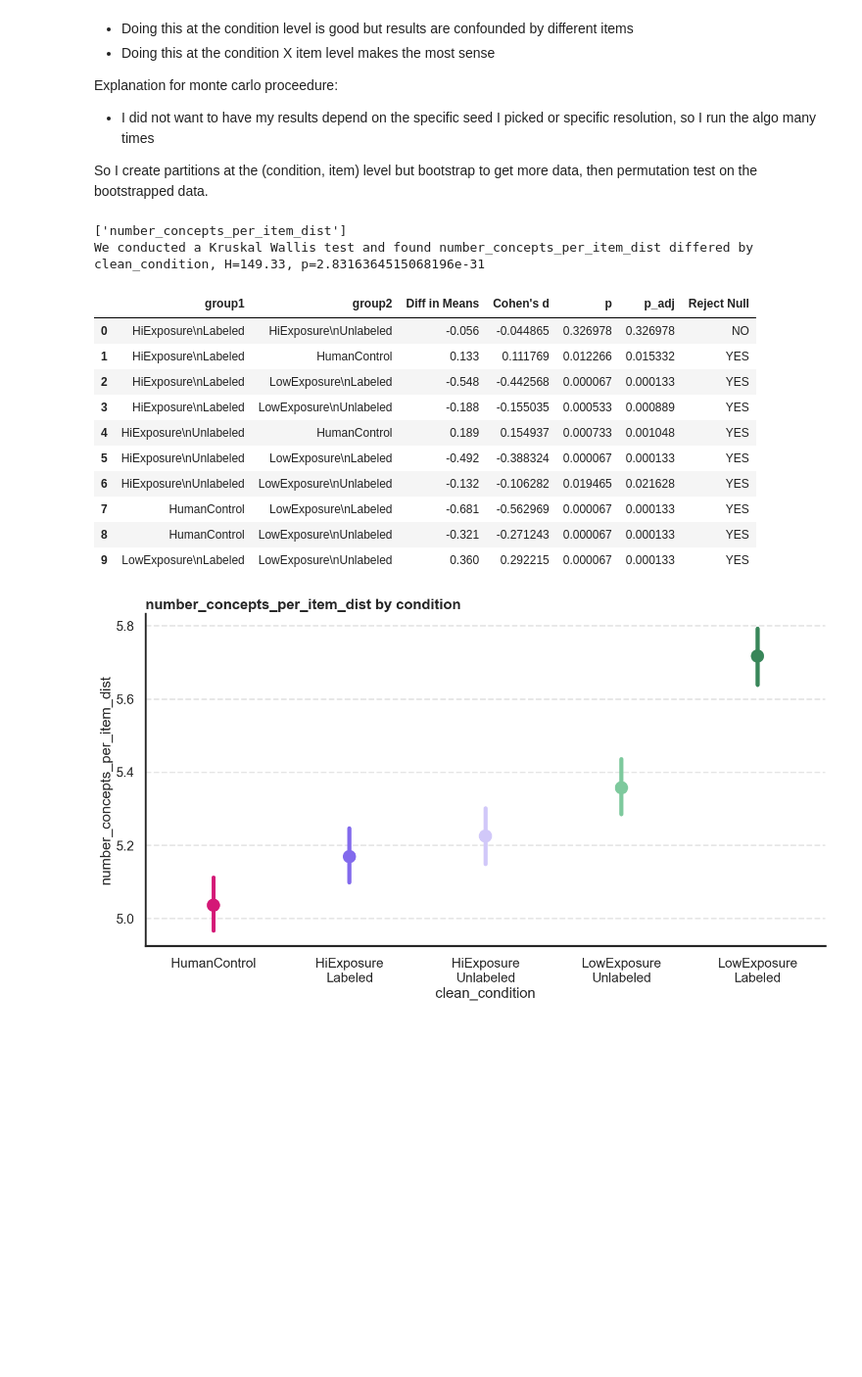
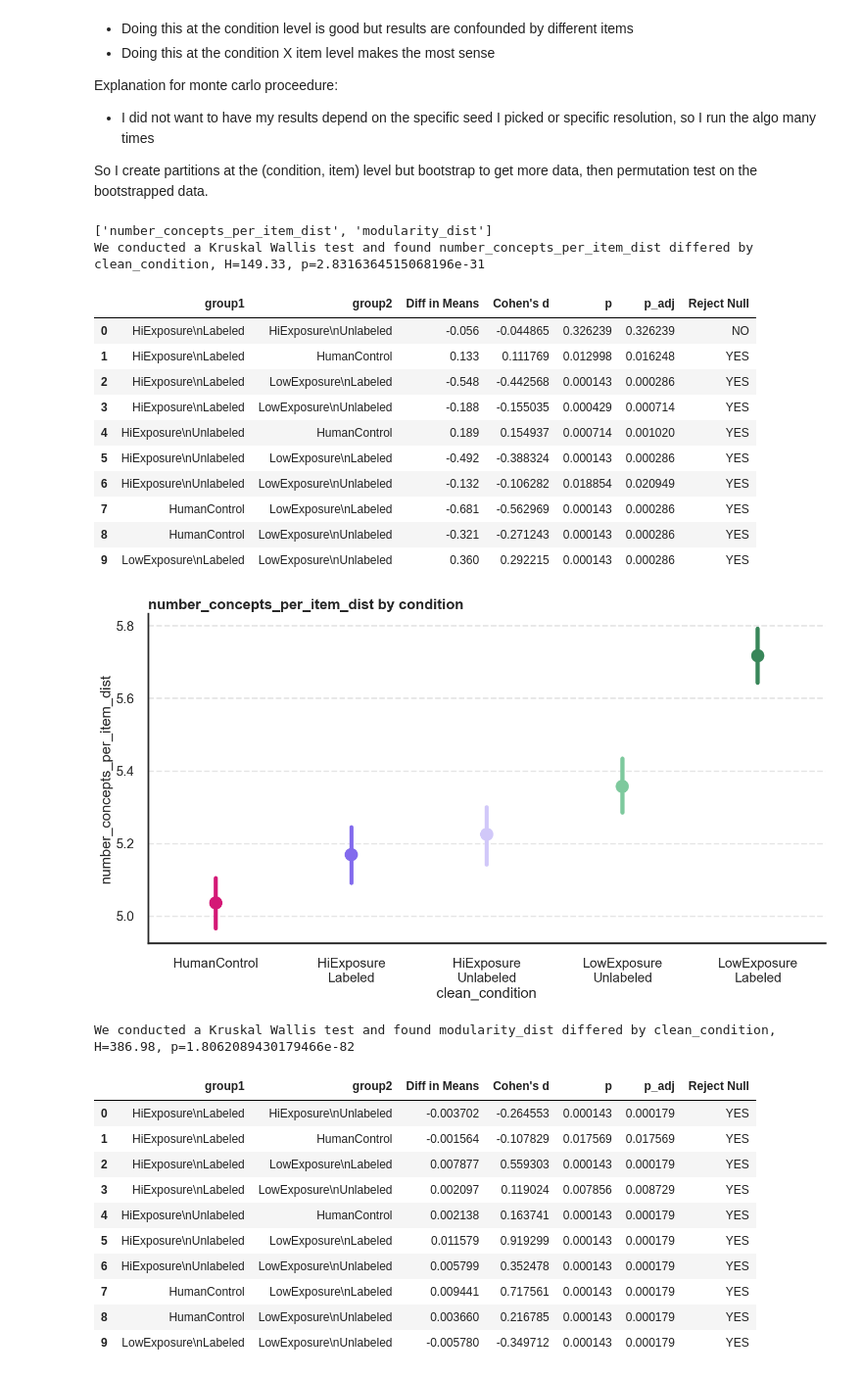
Before and after one commit to josh-ashkinaze/net_create, a Jupyter notebook: scripts/analyze_experiment/diversity_metrics.ipynb, the cells around one changed output. Shown at 98% size. Saved outputs shown, nothing was run; the diff lists cells and outputs as text; code cells hidden in the pictures; blank space fills up the shorter version.

```diff
--- a/scripts/analyze_experiment/diversity_metrics.ipynb
+++ b/scripts/analyze_experiment/diversity_metrics.ipynb
@@ -342,6 +393,7 @@ def local_semantic_measures(row, idea2vec):
         ai_max_sim = 1 - np.min(distances_to_ai_examples)
 
     else:
+        distances_to_ai_examples = np.NaN
         ai_cent_dist = np.NaN
         ai_max_sim = np.NaN
 
@@ -351,15 +403,15 @@ def local_semantic_measures(row, idea2vec):
         'max_dist': np.max(distances_to_examples),
         'human_cent_dist': human_cent_dist,
         'ai_cent_dist': ai_cent_dist,
+        'ai_human_ratio_sim': (1-np.mean(distances_to_ai_examples)) - (1-np.mean(distances_to_human_examples)),
         'ai_max_sim': ai_max_sim
     })
 
 
 df = df.query("exclude_from_analysis==0")
-semantic_measures_df = df.apply(
-    lambda row: local_semantic_measures(row, idea2vec), axis=1)
+semantic_measures_df = df.apply(lambda row: local_semantic_measures(row, idea2vec), axis=1)
 df = pd.concat([df, semantic_measures_df], axis=1)
 df = df.loc[:, ~df.columns.duplicated()]
 df.to_csv("../../data/experiment_data/data_clean_with_elab_div_metrics.csv")
-process_metrics(df, how='perm', plot_type='point')
+process_metrics(df)
 # %% [output]
@@ -437,55 +489,72 @@ Explanation for monte carlo proceedure:
 
 So I create partitions at the (condition, item) level but bootstrap to get more data, then permutation test on the bootstrapped data.
 # %%
-resolutions = [1, 1.05, 1.10]
+from networkx.algorithms.community.quality import modularity
 
 def from_numpy_matrix(A):
     G = nx.Graph()
     for i in range(A.shape[0]):
         for j in range(i, A.shape[1]):
             G.add_edge(i, j, weight=A[i, j])
     return G
 
-def get_communities(list_vecs, seed):
+def get_communities(list_vecs, seed, resolution):
     sim_mat = cosine_similarity(list_vecs)
     G = from_numpy_matrix(sim_mat)
     G.remove_edges_from(nx.selfloop_edges(G))
     partition = nx.community.louvain_communities(
-        G, seed=seed, resolution=resolutions[seed % len(resolutions)])
-    return len(partition)
+        G, seed=seed, resolution=resolution)
+    modularity_val = modularity(G, partition)
+
+    return len(partition), modularity_val
 
 
 def get_communities_mc(df, seed):
+    np.random.seed(seed)  # set seed for reproducibility
+    resolution = np.random.choice([1, 1.05, 1.10])  # choose a random number of splits
     condition_ideas = df.groupby(
         by=['clean_condition', 'condition', 'item'])['response_text'].apply(
             lambda x: list(x)).reset_index()
     condition_ideas['vectors'] = condition_ideas['response_text'].apply(
         lambda x: np.vstack([idea2vec[i] for i in x]))
-    condition_ideas['number_concepts_per_item_dist'] = condition_ideas[
-        'vectors'].apply(lambda x: get_communities(x, seed))
+    condition_ideas['number_concepts_per_item_dist'], condition_ideas['modularity_dist'] = zip(*condition_ideas[
+        'vectors'].apply(lambda x: get_communities(x, seed, resolution)))
     condition_ideas['iteration'] = seed
+    condition_ideas['resolution'] = resolution
+    condition_ideas['key'] = 'seed' + condition_ideas['iteration'].astype(str) + '_resolution' + condition_ideas['resolution'].astype(str)
     return condition_ideas[[
-        'clean_condition', 'item', 'number_concepts_per_item_dist', 'iteration'
+        'clean_condition', 'item', 'number_concepts_per_item_dist', 'modularity_dist', 'iteration', 'resolution', 'key'
     ]]
-
 
 n_iterations = 200
 mc_results = Parallel(n_jobs=-1)(delayed(get_communities_mc)(df, i)
                                  for i in range(n_iterations))
 mc_results = pd.concat(mc_results)
-process_metrics(mc_results, how='perm', paired=True, plot_type="point")
+process_metrics(mc_results, num_perm=7000)
 # %% [output]
-['number_concepts_per_item_dist']
+['number_concepts_per_item_dist', 'modularity_dist']
 We conducted a Kruskal Wallis test and found number_concepts_per_item_dist differed by clean_condition, H=149.33, p=2.8316364515068196e-31
 |  | group1 | group2 | Diff in Means | Cohen's d | p | p_adj | Reject Null |
-| 0 | HiExposure\nLabeled | HiExposure\nUnlabeled | -0.056 | -0.044865 | 0.326978 | 0.326978 | NO |
-| 1 | HiExposure\nLabeled | HumanControl | 0.133 | 0.111769 | 0.012266 | 0.015332 | YES |
-| 2 | HiExposure\nLabeled | LowExposure\nLabeled | -0.548 | -0.442568 | 0.000067 | 0.000133 | YES |
-| 3 | HiExposure\nLabeled | LowExposure\nUnlabeled | -0.188 | -0.155035 | 0.000533 | 0.000889 | YES |
-| 4 | HiExposure\nUnlabeled | HumanControl | 0.189 | 0.154937 | 0.000733 | 0.001048 | YES |
-| 5 | HiExposure\nUnlabeled | LowExposure\nLabeled | -0.492 | -0.388324 | 0.000067 | 0.000133 | YES |
-| 6 | HiExposure\nUnlabeled | LowExposure\nUnlabeled | -0.132 | -0.106282 | 0.019465 | 0.021628 | YES |
-| 7 | HumanControl | LowExposure\nLabeled | -0.681 | -0.562969 | 0.000067 | 0.000133 | YES |
-| 8 | HumanControl | LowExposure\nUnlabeled | -0.321 | -0.271243 | 0.000067 | 0.000133 | YES |
-| 9 | LowExposure\nLabeled | LowExposure\nUnlabeled | 0.360 | 0.292215 | 0.000067 | 0.000133 | YES |
+| 0 | HiExposure\nLabeled | HiExposure\nUnlabeled | -0.056 | -0.044865 | 0.326239 | 0.326239 | NO |
+| 1 | HiExposure\nLabeled | HumanControl | 0.133 | 0.111769 | 0.012998 | 0.016248 | YES |
+| 2 | HiExposure\nLabeled | LowExposure\nLabeled | -0.548 | -0.442568 | 0.000143 | 0.000286 | YES |
+| 3 | HiExposure\nLabeled | LowExposure\nUnlabeled | -0.188 | -0.155035 | 0.000429 | 0.000714 | YES |
+| 4 | HiExposure\nUnlabeled | HumanControl | 0.189 | 0.154937 | 0.000714 | 0.001020 | YES |
+| 5 | HiExposure\nUnlabeled | LowExposure\nLabeled | -0.492 | -0.388324 | 0.000143 | 0.000286 | YES |
+| 6 | HiExposure\nUnlabeled | LowExposure\nUnlabeled | -0.132 | -0.106282 | 0.018854 | 0.020949 | YES |
+| 7 | HumanControl | LowExposure\nLabeled | -0.681 | -0.562969 | 0.000143 | 0.000286 | YES |
+| 8 | HumanControl | LowExposure\nUnlabeled | -0.321 | -0.271243 | 0.000143 | 0.000286 | YES |
+| 9 | LowExposure\nLabeled | LowExposure\nUnlabeled | 0.360 | 0.292215 | 0.000143 | 0.000286 | YES |
 [figure]
+We conducted a Kruskal Wallis test and found modularity_dist differed by clean_condition, H=386.98, p=1.8062089430179466e-82
+|  | group1 | group2 | Diff in Means | Cohen's d | p | p_adj | Reject Null |
+| 0 | HiExposure\nLabeled | HiExposure\nUnlabeled | -0.003702 | -0.264553 | 0.000143 | 0.000179 | YES |
+| 1 | HiExposure\nLabeled | HumanControl | -0.001564 | -0.107829 | 0.017569 | 0.017569 | YES |
+| 2 | HiExposure\nLabeled | LowExposure\nLabeled | 0.007877 | 0.559303 | 0.000143 | 0.000179 | YES |
+| 3 | HiExposure\nLabeled | LowExposure\nUnlabeled | 0.002097 | 0.119024 | 0.007856 | 0.008729 | YES |
+| 4 | HiExposure\nUnlabeled | HumanControl | 0.002138 | 0.163741 | 0.000143 | 0.000179 | YES |
+| 5 | HiExposure\nUnlabeled | LowExposure\nLabeled | 0.011579 | 0.919299 | 0.000143 | 0.000179 | YES |
+| 6 | HiExposure\nUnlabeled | LowExposure\nUnlabeled | 0.005799 | 0.352478 | 0.000143 | 0.000179 | YES |
+| 7 | HumanControl | LowExposure\nLabeled | 0.009441 | 0.717561 | 0.000143 | 0.000179 | YES |
+| 8 | HumanControl | LowExposure\nUnlabeled | 0.003660 | 0.216785 | 0.000143 | 0.000179 | YES |
+| 9 | LowExposure\nLabeled | LowExposure\nUnlabeled | -0.005780 | -0.349712 | 0.000143 | 0.000179 | YES |
```
Also changed, not shown: parts of 9 cells of this notebook.
